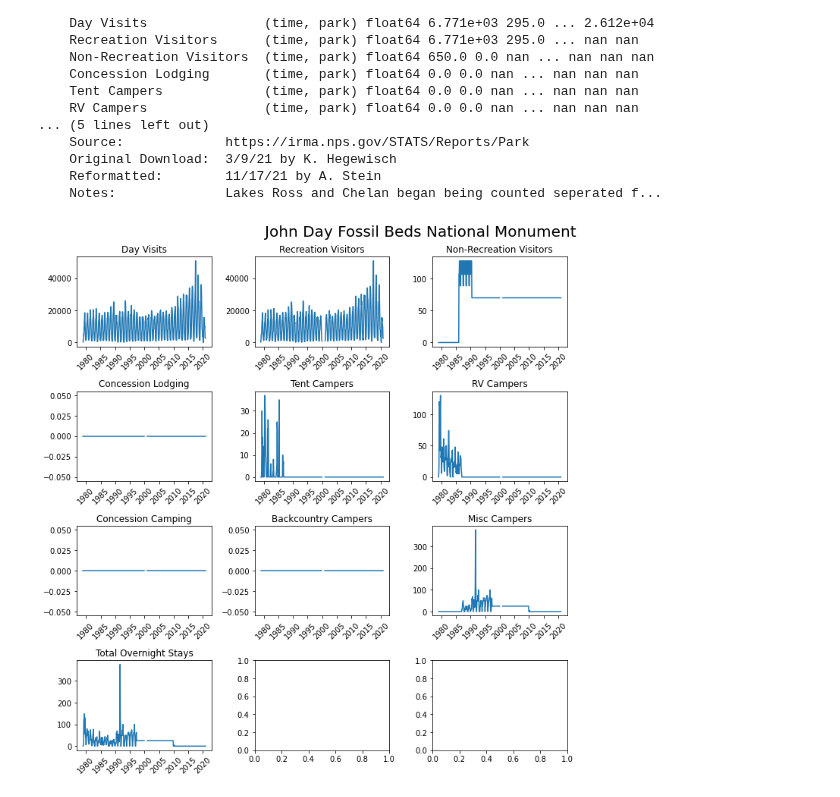
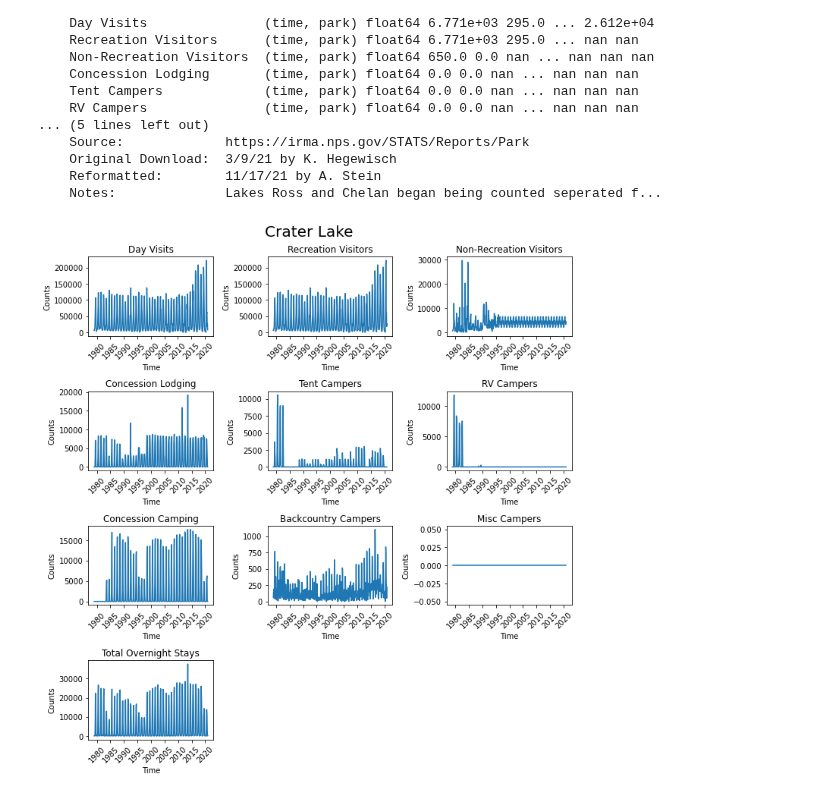
Before and after one commit to UW-Hydro/drought_impact, a Jupyter notebook: notebooks/format_parks.ipynb, the cells around one changed output. Cells and saved outputs as stored; diff of their text form; code cells hidden in the pictures.

```diff
--- a/Notebooks/format_parks.ipynb
+++ b/notebooks/format_parks.ipynb
@@ -313,16 +318,23 @@ Data variables:
 # %%
 fig, axs = plt.subplots(4,3, figsize=(10,10))
 ax = axs.ravel()
 
-park = parks[1]
+park = parks[0]
 
 for i, var in enumerate(nat_park_ds.var()):
     ax[i].plot(nat_park_ds['time'].values, nat_park_ds[var].sel(park=park).values)
     ax[i].set_title(var)
     ax[i].tick_params(axis='x', rotation=45)
+    ax[i].set_ylabel('Counts')
+    ax[i].set_xlabel('Time')
+
+i += 1
+while i < len(ax):
+    ax[i].axis('off')
+    i += 1
 
 fig.text(0.42, 1, park, fontsize=20)
 plt.tight_layout()
 # %% [output]
-[figure, old version]
+[figure, new version]
 # %%
```
Also changed, not shown: parts of 3 cells of this notebook, 3 other files.
